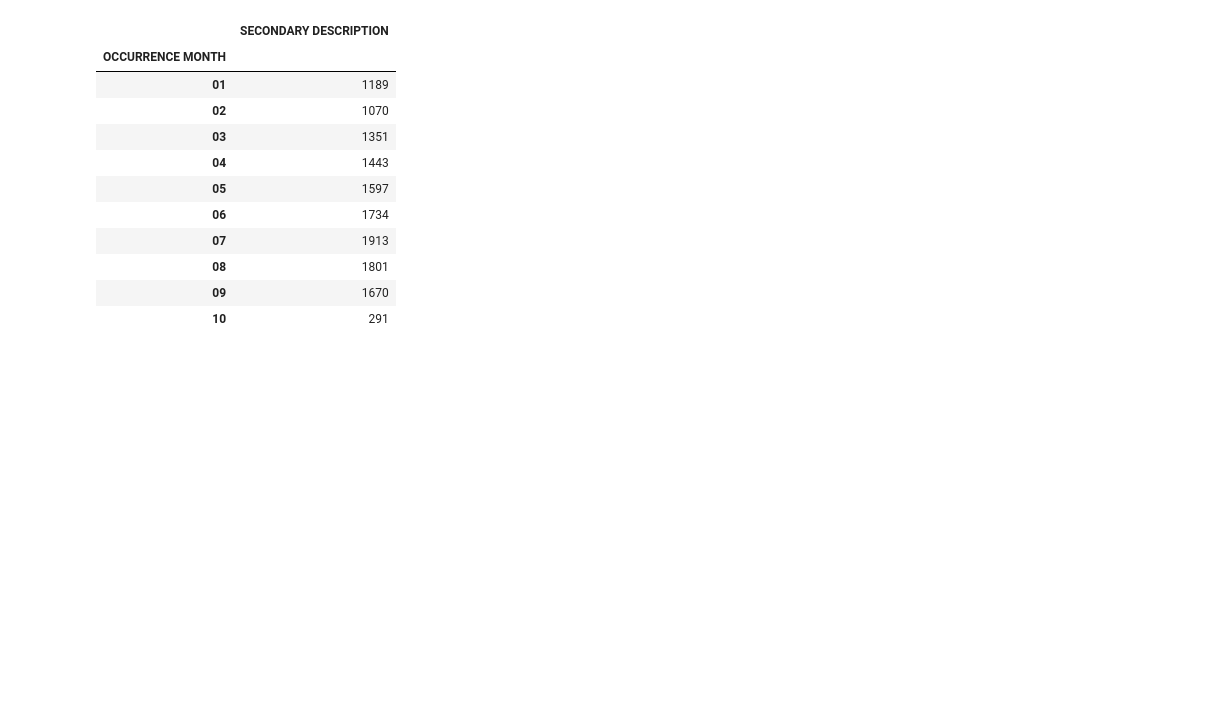
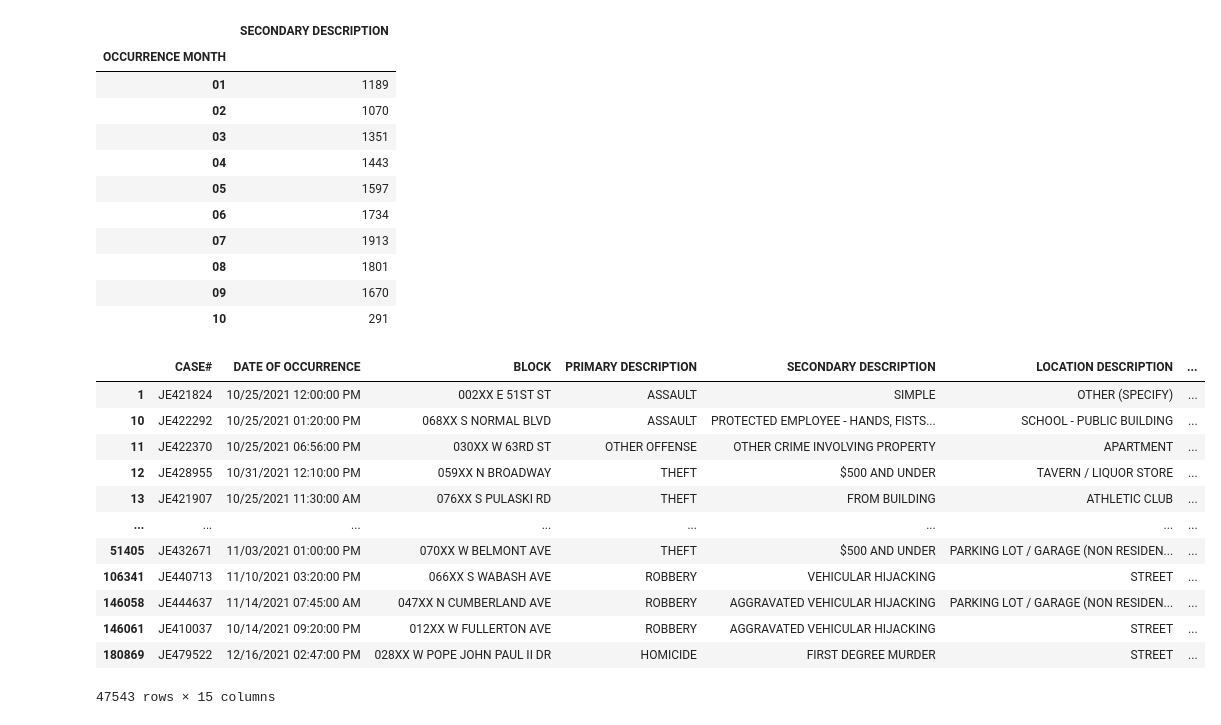
Before and after one commit to jrthompson25/Chicago_Crime_Analysis, a Jupyter notebook: Notebooks/Chicago Crime Project.ipynb, the cells around one changed output. Saved outputs shown, nothing was run; the diff lists cells and outputs as text; code cells hidden in the pictures; blank space fills up the shorter version.

```diff
--- a/Notebooks/Chicago Crime Project.ipynb
+++ b/Notebooks/Chicago Crime Project.ipynb
@@ -399,4 +400,19 @@ fiveHunderedOrLessByMonth2022_df
 | 09 | 1670 |
 | 10 | 291 |
 # %%
-#How many arrests were made out of all crime occurences?
+#How many arrests were made out of the top 15 crime occurences?
+chicagoCrime2021
+# %% [output]
+|  | CASE# | DATE OF OCCURRENCE | BLOCK | PRIMARY DESCRIPTION | SECONDARY DESCRIPTION | LOCATION DESCRIPTION | ... |
+| 1 | JE421824 | 10/25/2021 12:00:00 PM | 002XX E 51ST ST | ASSAULT | SIMPLE | OTHER (SPECIFY) | ... |
+| 10 | JE422292 | 10/25/2021 01:20:00 PM | 068XX S NORMAL BLVD | ASSAULT | PROTECTED EMPLOYEE - HANDS, FISTS... | SCHOOL - PUBLIC BUILDING | ... |
+| 11 | JE422370 | 10/25/2021 06:56:00 PM | 030XX W 63RD ST | OTHER OFFENSE | OTHER CRIME INVOLVING PROPERTY | APARTMENT | ... |
+| 12 | JE428955 | 10/31/2021 12:10:00 PM | 059XX N BROADWAY | THEFT | $500 AND UNDER | TAVERN / LIQUOR STORE | ... |
+| 13 | JE421907 | 10/25/2021 11:30:00 AM | 076XX S PULASKI RD | THEFT | FROM BUILDING | ATHLETIC CLUB | ... |
+| ... | ... | ... | ... | ... | ... | ... | ... |
+| 51405 | JE432671 | 11/03/2021 01:00:00 PM | 070XX W BELMONT AVE | THEFT | $500 AND UNDER | PARKING LOT / GARAGE (NON RESIDEN... | ... |
+| 106341 | JE440713 | 11/10/2021 03:20:00 PM | 066XX S WABASH AVE | ROBBERY | VEHICULAR HIJACKING | STREET | ... |
+| 146058 | JE444637 | 11/14/2021 07:45:00 AM | 047XX N CUMBERLAND AVE | ROBBERY | AGGRAVATED VEHICULAR HIJACKING | PARKING LOT / GARAGE (NON RESIDEN... | ... |
+| 146061 | JE410037 | 10/14/2021 09:20:00 PM | 012XX W FULLERTON AVE | ROBBERY | AGGRAVATED VEHICULAR HIJACKING | STREET | ... |
+| 180869 | JE479522 | 12/16/2021 02:47:00 PM | 028XX W POPE JOHN PAUL II DR | HOMICIDE | FIRST DEGREE MURDER | STREET | ... |
+47543 rows × 15 columns
```
Also changed, not shown: parts of 12 cells of this notebook.
